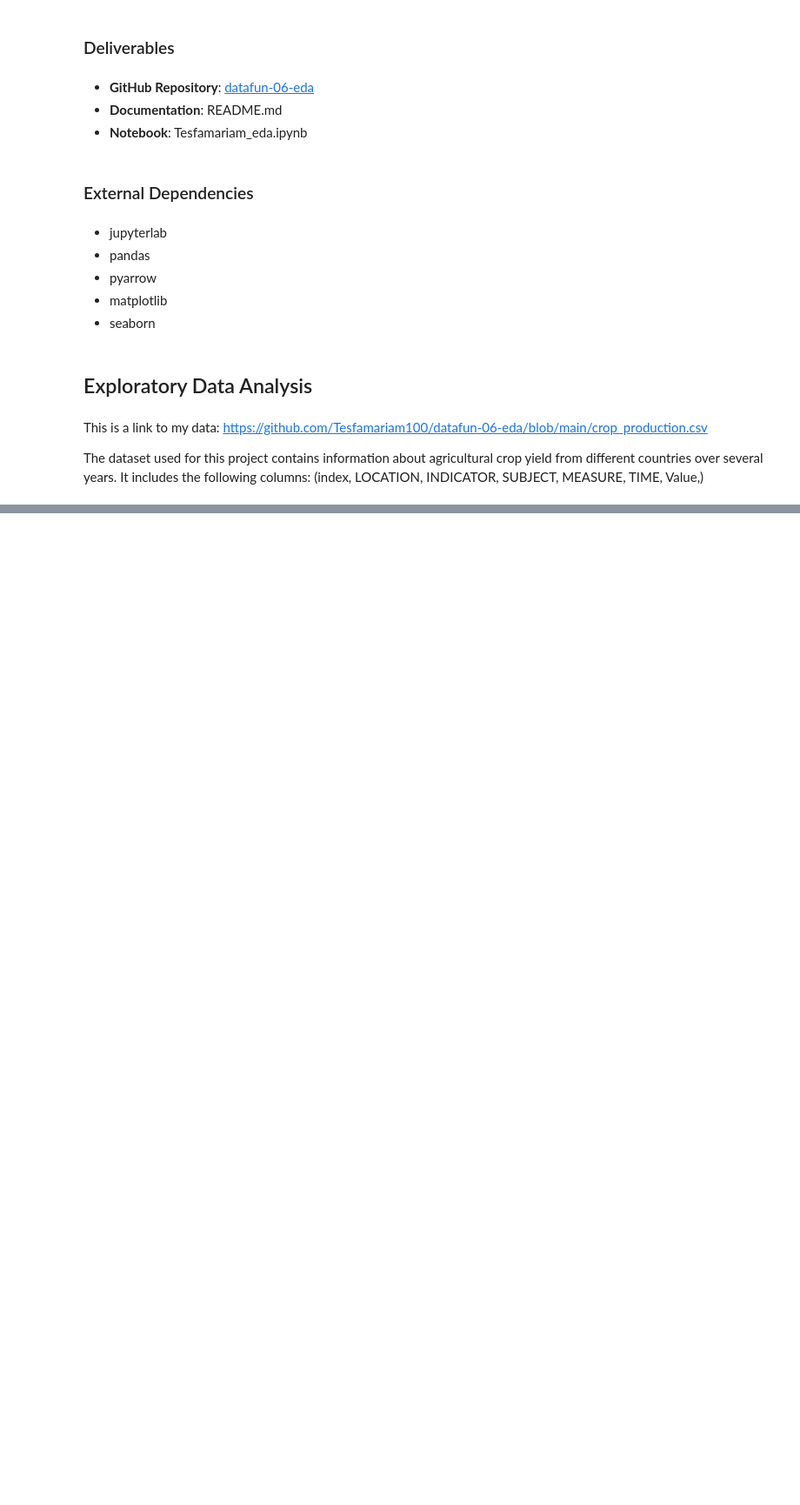
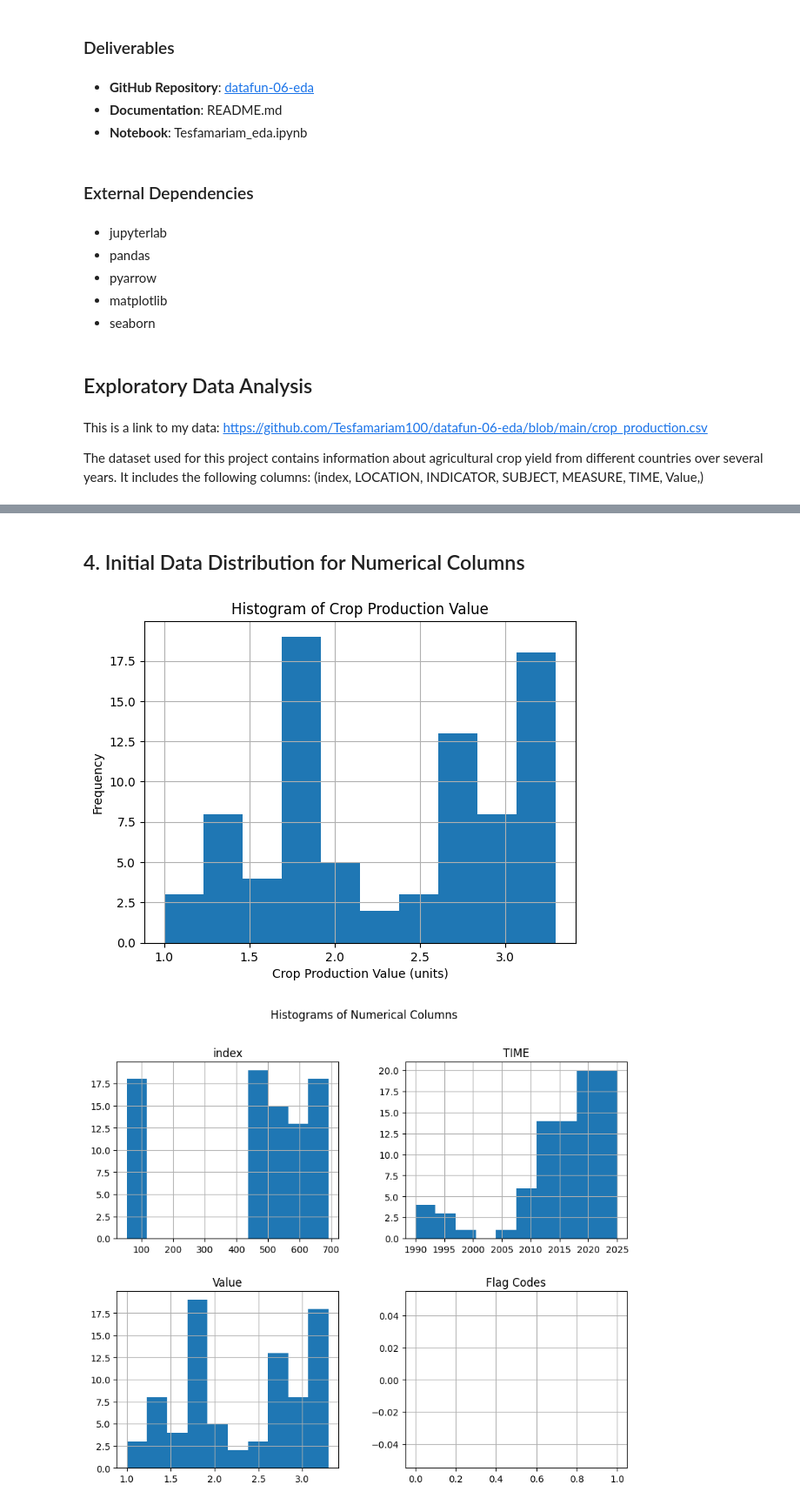
Before and after one commit to Tesfamariam100/datafun-06-eda, a Jupyter notebook: tesfamariam_eda.ipynb, the cells around one changed output, grey strips where cells are left out. Shown at 87% size. Drawn from its saved outputs; the diff is of its cells as text; code cells hidden in the pictures; blank space fills up the shorter version.

```diff
--- a/tesfamariam_eda.ipynb
+++ b/tesfamariam_eda.ipynb
@@ -104,0 +35,11 @@ pip install pytest
+# %%
+import pandas as pd
+
+# Load the dataset into a pandas DataFrame
+crop_production = pd.read_csv('crop_production.csv')
+
+# Inspect the columns of the DataFrame
+print(crop_production.columns)
+
+# Inspect the first rows of the DataFrame
+print(crop_production.head())
@@ -104,0 +100,19 @@ pip install pytest
+# %% [markdown]
+## 4. Initial Data Distribution for Numerical Columns
+# %%
+import matplotlib.pyplot as plt
+
+# Inspect histogram by numerical column
+crop_production['Value'].hist()
+plt.title('Histogram of Crop Production Value')
+plt.xlabel('Crop Production Value (units)')  # Rename x-axis label
+plt.ylabel('Frequency')                       # Rename y-axis label
+plt.show()
+
+# Inspect histograms for all numerical columns
+crop_production.hist(figsize=(10, 8))  # Adjust figsize as needed
+plt.suptitle('Histograms of Numerical Columns')
+plt.show()
+# %% [output]
+[figure, added]
+[figure, added]
```
Also changed, not shown: parts of 23 cells of this notebook.
